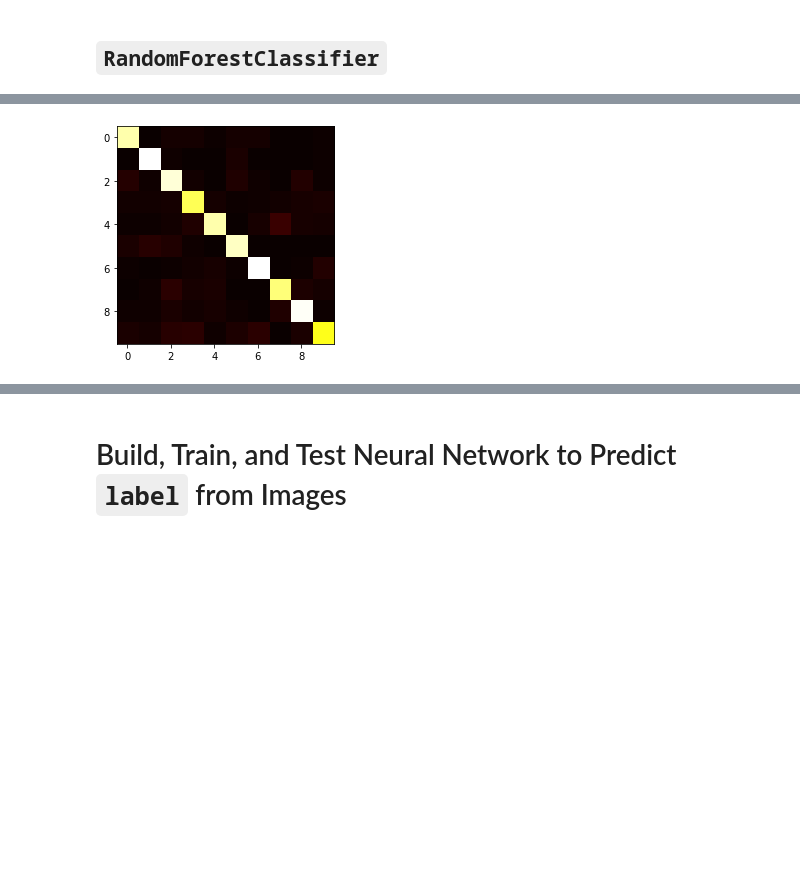
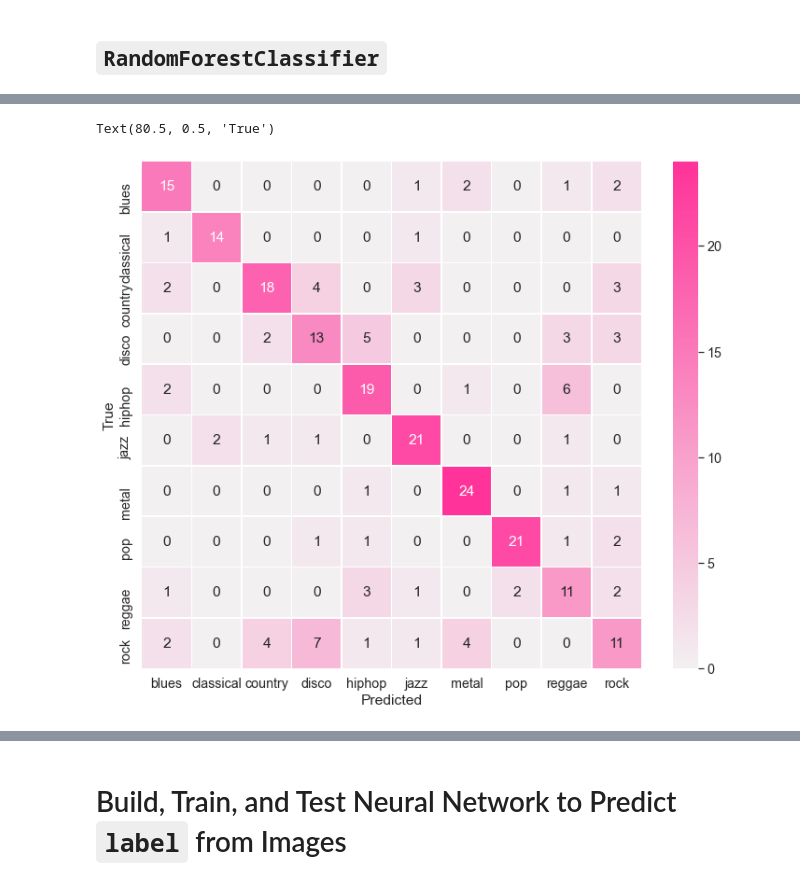
Before and after one commit to tlin41390/MusicClassification, a Jupyter notebook: MusicClassification.ipynb, the cells around one changed output, grey strips where cells are left out. Cells and saved outputs as stored; diff of their text form; code cells hidden in the pictures; blank space fills up the shorter version.

```diff
--- a/MusicClassification.ipynb
+++ b/MusicClassification.ipynb
@@ -447,8 +472,15 @@ array([[218,   0,   4,   4,   1,   4,   4,   0,   0,   1],
-# %%
-plt.imshow(cm, cmap='hot', interpolation='nearest')
-plt.show()
-# %% [output]
-[figure, removed]
+# %%
+sortedlabels = genre_nums.keys()
+cm = pd.DataFrame(cm, index=sortedlabels, columns=sortedlabels)
+cm_plot = pd.DataFrame(cm)
+sns.set(font_scale=1.3)
+sns.heatmap(cm_plot, linewidths=0.5, cmap=sns.light_palette((1, 0.2, 0.6),n_colors=10000), annot=True)
+sns.set(rc={'figure.figsize':(12.0,10.0)})
+plt.xlabel('Predicted')
+plt.ylabel('True')
+# %% [output]
+Text(80.5, 0.5, 'True')
+[figure, added]
 # %%
 # Calculate Accuracy Score
 acc_score = sklearn.metrics.accuracy_score(y_test, rf_pred)
```
Also changed, not shown: parts of 33 cells of this notebook, 1 other file.
